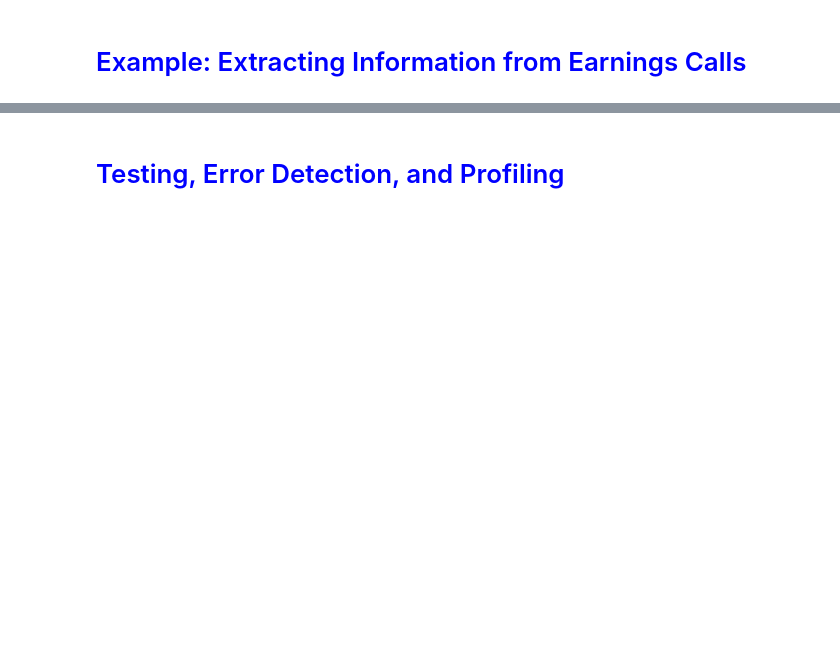
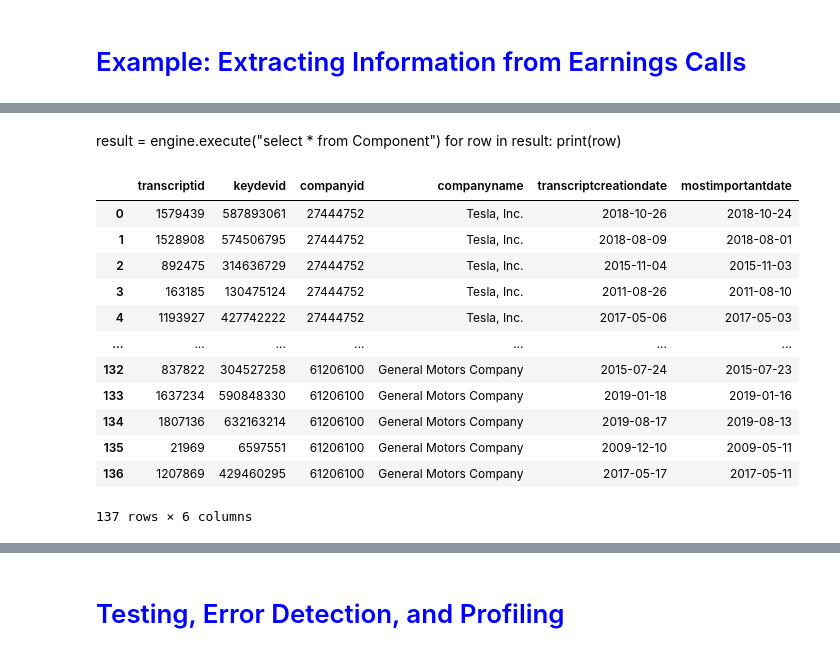
Before and after one commit to rs-kellogg/empirical-workshop-2020, a Jupyter notebook: 7-bulletproof/python-project-template/notebooks/bulletproof.ipynb, the cells around one changed output, grey strips where cells are left out. Cells and saved outputs as stored; diff of their text form; code cells hidden in the pictures; blank space fills up the shorter version.

```diff
--- a/7-bulletproof/python-project-template/notebooks/bulletproof.ipynb
+++ b/7-bulletproof/python-project-template/notebooks/bulletproof.ipynb
@@ -45,0 +51,4 @@ doc = textacy.make_spacy_doc(text)
+# %% [markdown]
+result = engine.execute("select * from Component")
+for row in result:
+    print(row)
@@ -45,0 +58,16 @@ doc = textacy.make_spacy_doc(text)
+# %%
+transcript_df
+# %% [output]
+|  | transcriptid | keydevid | companyid | companyname | transcriptcreationdate | mostimportantdate |
+| 0 | 1579439 | 587893061 | 27444752 | Tesla, Inc. | 2018-10-26 | 2018-10-24 |
+| 1 | 1528908 | 574506795 | 27444752 | Tesla, Inc. | 2018-08-09 | 2018-08-01 |
+| 2 | 892475 | 314636729 | 27444752 | Tesla, Inc. | 2015-11-04 | 2015-11-03 |
+| 3 | 163185 | 130475124 | 27444752 | Tesla, Inc. | 2011-08-26 | 2011-08-10 |
+| 4 | 1193927 | 427742222 | 27444752 | Tesla, Inc. | 2017-05-06 | 2017-05-03 |
+| ... | ... | ... | ... | ... | ... | ... |
+| 132 | 837822 | 304527258 | 61206100 | General Motors Company | 2015-07-24 | 2015-07-23 |
+| 133 | 1637234 | 590848330 | 61206100 | General Motors Company | 2019-01-18 | 2019-01-16 |
+| 134 | 1807136 | 632163214 | 61206100 | General Motors Company | 2019-08-17 | 2019-08-13 |
+| 135 | 21969 | 6597551 | 61206100 | General Motors Company | 2009-12-10 | 2009-05-11 |
+| 136 | 1207869 | 429460295 | 61206100 | General Motors Company | 2017-05-17 | 2017-05-11 |
+137 rows × 6 columns
```
Also changed, not shown: parts of 34 cells of this notebook, 2 other files.
